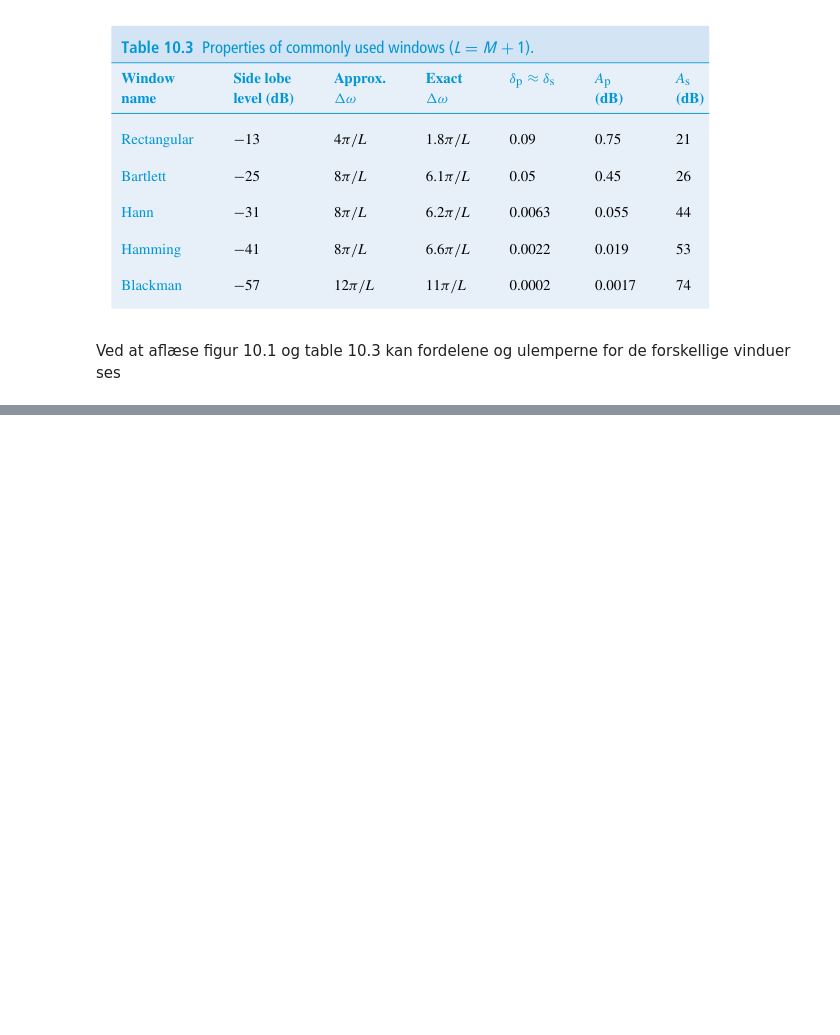
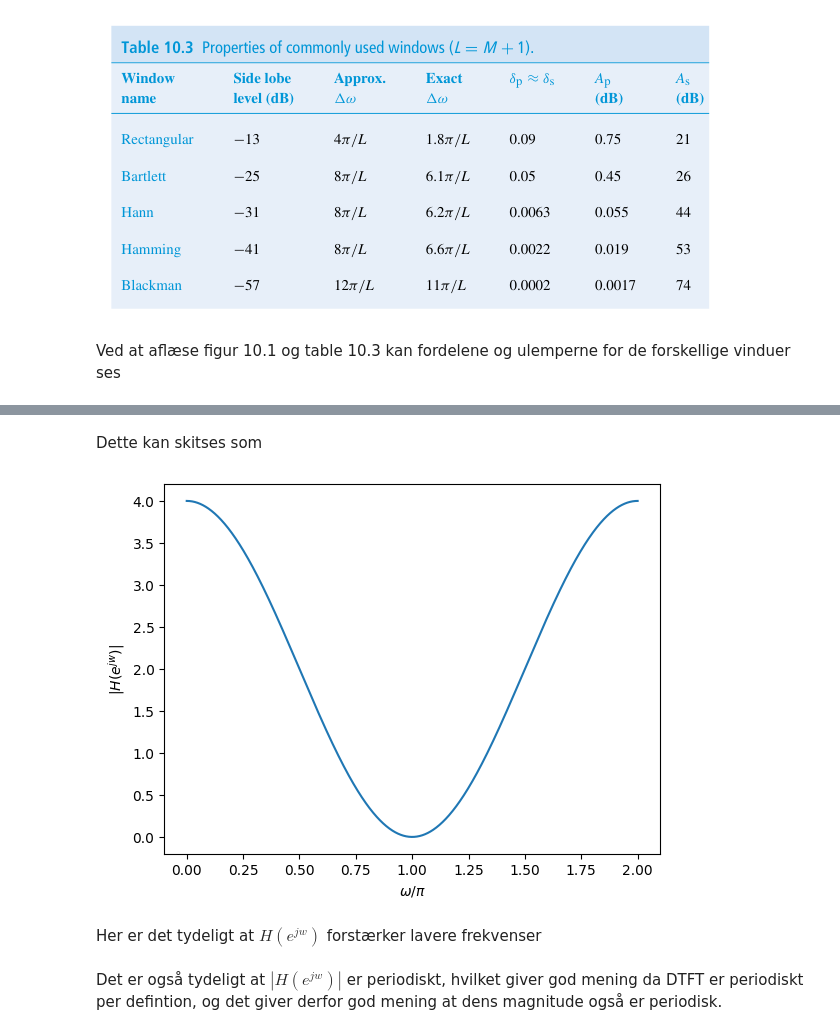
Before and after one commit to Teun0n/DTSP_notes, a Jupyter notebook: 2023_eksamen.ipynb, the cells around one changed output, grey strips where cells are left out. Saved outputs shown, nothing was run; the diff lists cells and outputs as text; code cells hidden in the pictures; blank space fills up the shorter version.

```diff
--- a/2023_eksamen.ipynb
+++ b/2023_eksamen.ipynb
@@ -168,0 +207,16 @@ d.v.s valget af vindue, skal baseres på hvad er vigtigere, at holde et
+# %% [markdown]
+Dette kan skitses som
+# %%
+def absH(omega):
+    return np.sqrt((1+2*np.cos(omega)+np.cos(2*omega))**2+(2*np.sin(omega)+np.sin(2*omega))**2)
+o=np.linspace(0,2*np.pi,1000)
+plt.plot(o/np.pi,absH(o))
+plt.xlabel("$\omega / \pi$")
+plt.ylabel("$|H(e^{jw})|$")
+plt.show()
+# %% [output]
+[figure, added]
+# %% [markdown]
+Her er det tydeligt at $H(e^{jw})$ forstærker lavere frekvenser
+# %% [markdown]
+Det er også tydeligt at $|H(e^{jw})|$ er periodiskt, hvilket giver god mening da DTFT er periodiskt per defintion, og det giver derfor god mening at dens magnitude også er periodisk.
```
Also changed, not shown: parts of 41 cells of this notebook.
